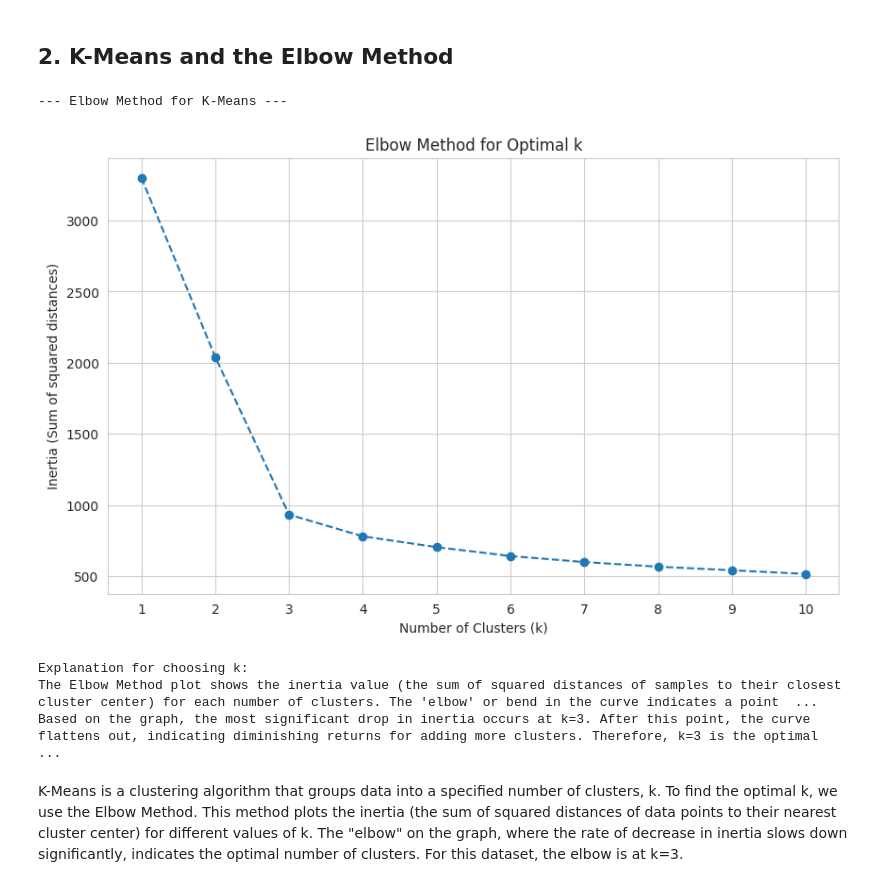
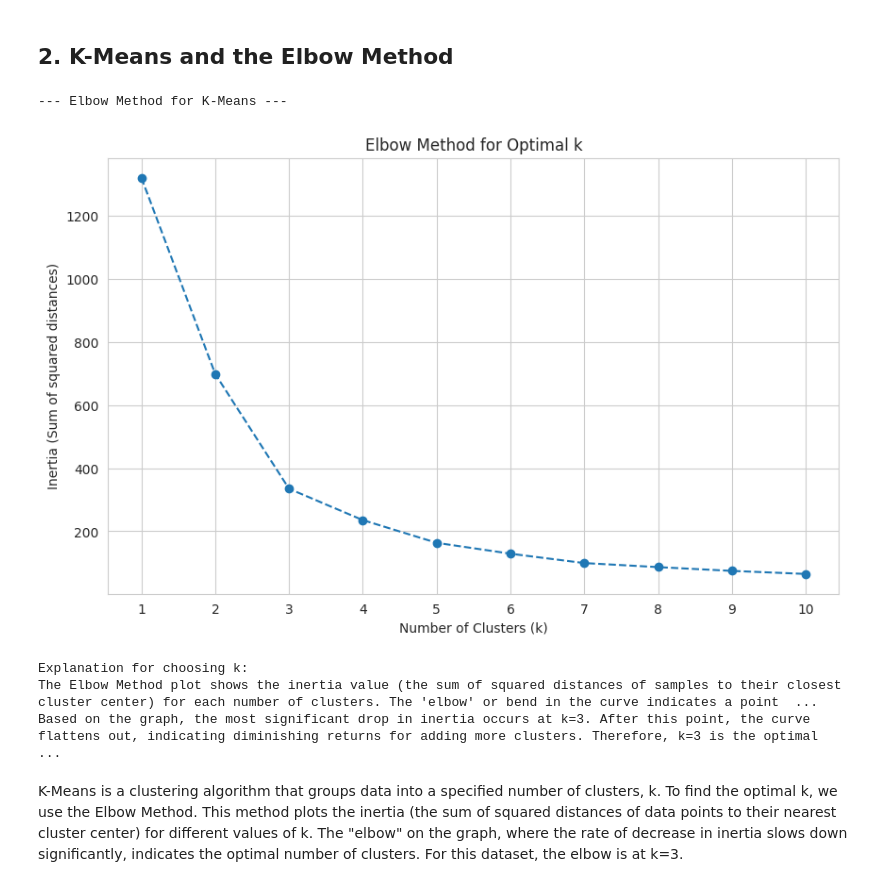
Before and after one commit to Agnaputra/machine-learning, a Jupyter notebook: JS5_TG03_2341720065_Agna_Putra_Prawira.ipynb, the cells around one changed output. Drawn from its saved outputs; the diff is of its cells as text; code cells hidden in the pictures.

```diff
--- a/JS5_TG03_2341720065_Agna_Putra_Prawira.ipynb
+++ b/JS5_TG03_2341720065_Agna_Putra_Prawira.ipynb
@@ -466,30 +466,38 @@ A scatter plot visualizes the relationship between two variables. By plotting Av
 # %%
 # Task 2: Build a K-Means model and determine the optimal k using the Elbow Method
 print("\n--- Elbow Method for K-Means ---")
 
+# Select the features for K-Means (Avg_Credit_Limit and Total_Credit_Cards)
+X_kmeans = df[['Avg_Credit_Limit', 'Total_Credit_Cards']]
+
+# Scale the data
+from sklearn.preprocessing import StandardScaler
+scaler = StandardScaler()
+X_kmeans_scaled = scaler.fit_transform(X_kmeans)
+
 inertia_values = []
 for i in range(1, 11):
     kmeans = KMeans(n_clusters=i, init='k-means++', random_state=42, n_init=10)
-    kmeans.fit(df_scaled)
+    kmeans.fit(X_kmeans_scaled)
     inertia_values.append(kmeans.inertia_)
 
 # Plot the Elbow Method graph
 plt.figure(figsize=(10, 6))
 plt.plot(range(1, 11), inertia_values, marker='o', linestyle='--')
 plt.title('Elbow Method for Optimal k')
 plt.xlabel('Number of Clusters (k)')
 plt.ylabel('Inertia (Sum of squared distances)')
 plt.xticks(range(1, 11))
 plt.grid(True)
 plt.show()
 
 # Explanation for choosing k
 print("Explanation for choosing k:")
 print("The Elbow Method plot shows the inertia value (the sum of squared distances of samples to their closest cluster center) for each number of clusters. The 'elbow' or bend in the curve indicates a point where adding more clusters no longer significantly decreases the inertia.")
 print("Based on the graph, the most significant drop in inertia occurs at k=3. After this point, the curve flattens out, indicating diminishing returns for adding more clusters. Therefore, k=3 is the optimal number of clusters for this dataset.")
 # %% [output]
 --- Elbow Method for K-Means ---
-[figure, old version]
+[figure, new version]
 Explanation for choosing k:
 The Elbow Method plot shows the inertia value (the sum of squared distances of samples to their closest cluster center) for each number of clusters. The 'elbow' or bend in the curve indicates a point  ...
 Based on the graph, the most significant drop in inertia occurs at k=3. After this point, the curve flattens out, indicating diminishing returns for adding more clusters. Therefore, k=3 is the optimal ...
```
Also changed, not shown: parts of 3 cells of this notebook.
